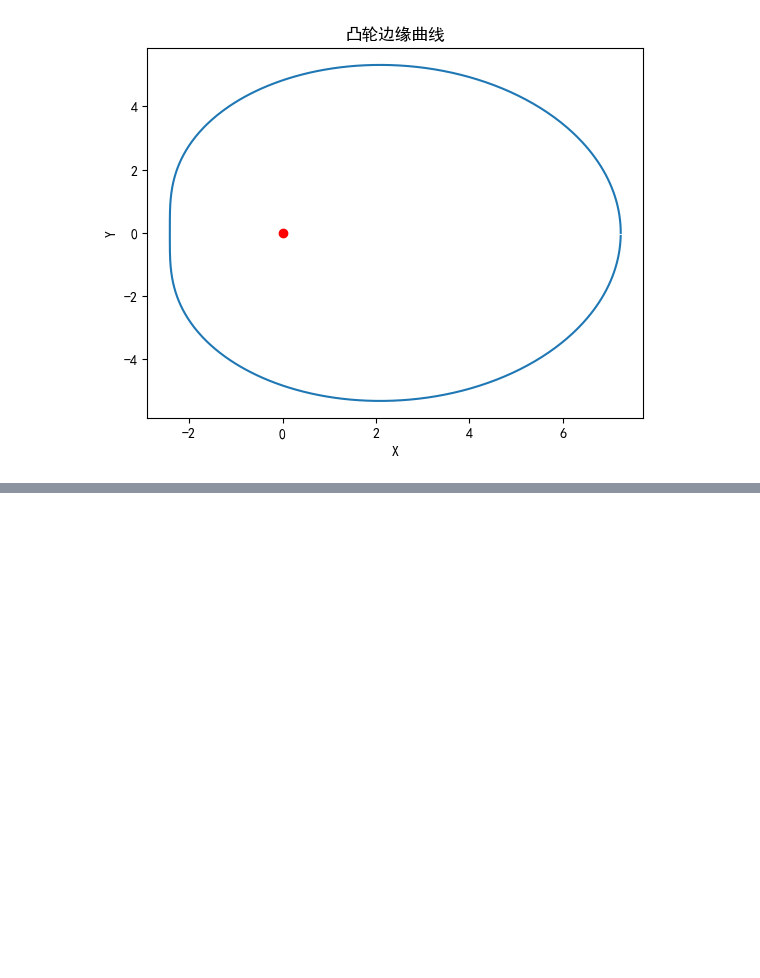
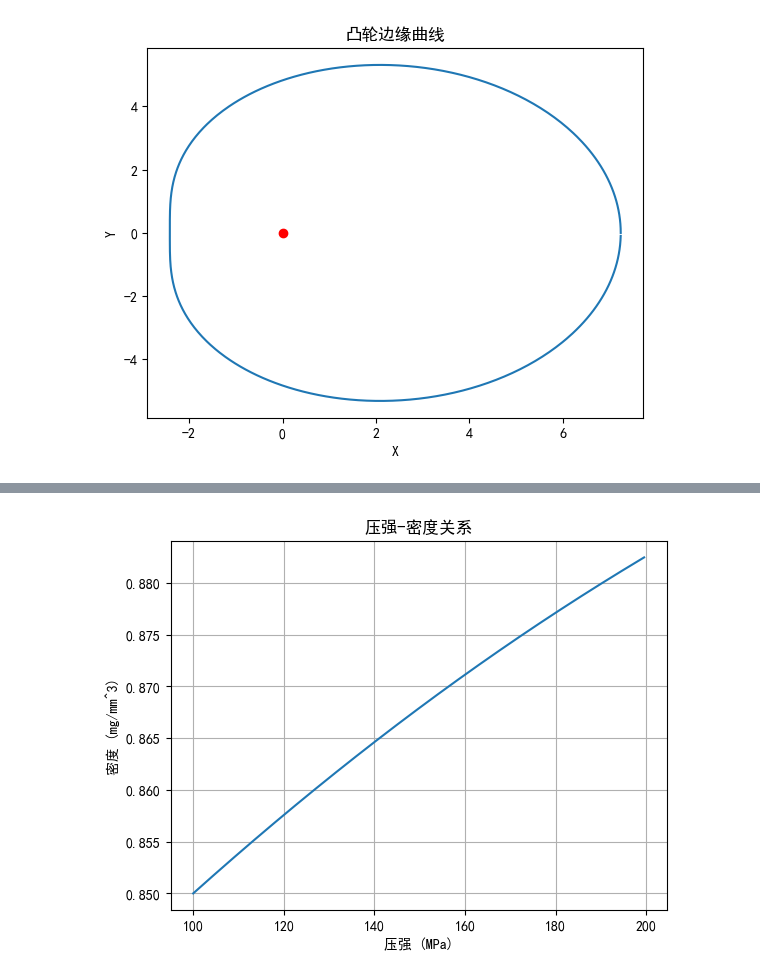
Before and after one commit to duwenba/2019-A, a Jupyter notebook: python/prob_1.ipynb, the cells around one changed output, grey strips where cells are left out. Saved outputs shown, nothing was run; the diff lists cells and outputs as text; code cells hidden in the pictures; blank space fills up the shorter version.

```diff
--- a/python/prob_1.ipynb
+++ b/python/prob_1.ipynb
@@ -35,0 +71,28 @@ Text(0.5, 1.0, '针阀运动曲线')
+# %%
+# 求解压力-密度关系
+
+from scipy.integrate import odeint
+
+def E(P):
+    return a*P**3 + b*P**2 + c*P + d
+
+def dP_drho(rho, P): # 压力-密度关系 dP/drho = rho/E(P) ,自变量
+    return rho / E(P)
+
+# 已知条件
+P_0 = 100
+rho_0 = 0.85
+
+# 计算
+P_values = np.arange(100,200,0.5)
+
+rho = odeint(dP_drho, rho_0, P_values)
+
+plt.plot(P_values, rho)
+plt.title('压强-密度关系')
+plt.xlabel('压强 (MPa)')
+plt.ylabel('密度 (mg/mm^3)')
+plt.grid()
+plt.show()
+# %% [output]
+[figure, added]
```
Also changed, not shown: parts of 3 cells of this notebook.
